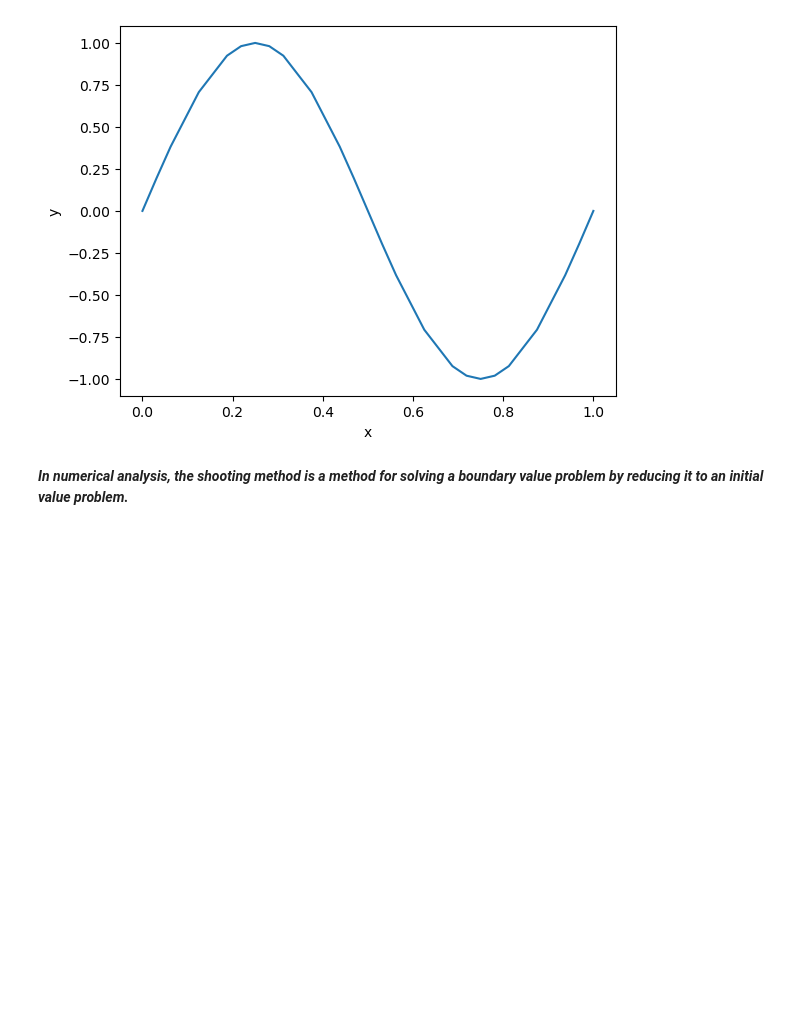
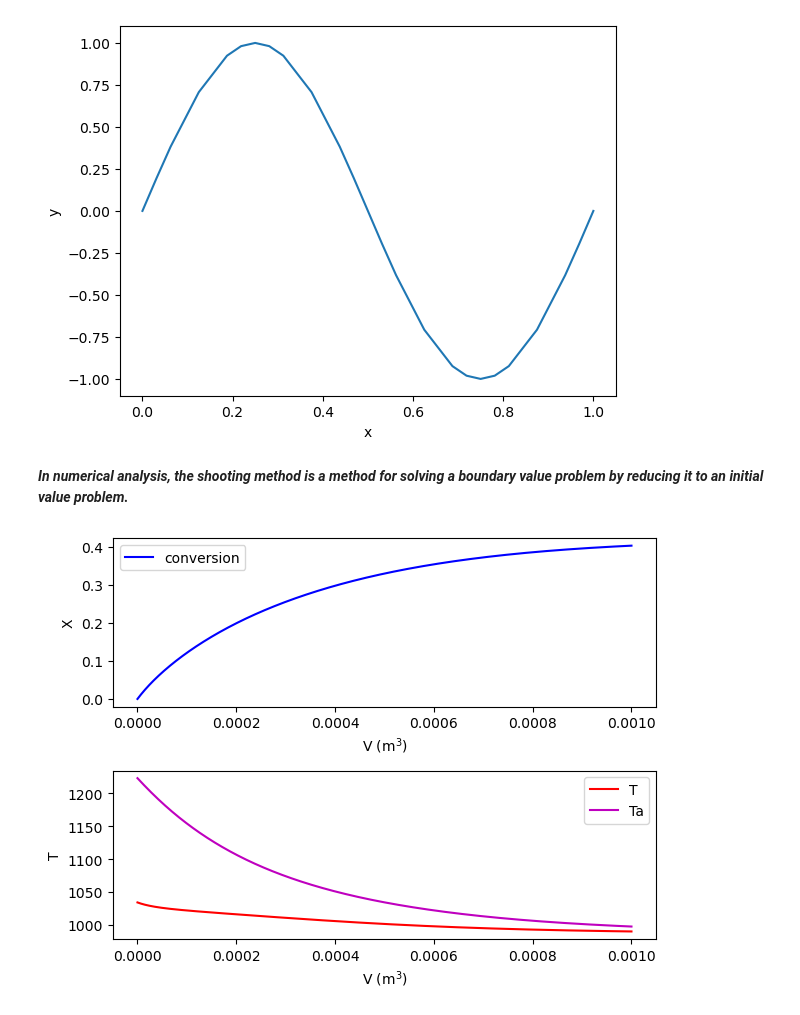
Before and after one commit to amvro23/essentials-ChEng, a Jupyter notebook: ODE Boundary Conditions.ipynb, the cells around one changed output. Cells and saved outputs as stored; diff of their text form; code cells hidden in the pictures; blank space fills up the shorter version.

```diff
--- a/ODE Boundary Conditions.ipynb
+++ b/ODE Boundary Conditions.ipynb
@@ -124,3 +124,70 @@ Text(0, 0.5, 'y')
 [figure]
 # %% [markdown]
 ***In numerical analysis, the shooting method is a method for solving a boundary value problem by reducing it to an initial value problem.***
+# %%
+import numpy as np
+from scipy.integrate import solve_ivp
+import matplotlib.pyplot as plt
+
+#define consant values
+Fao = 0.0376
+Cpa = 163
+delCp = -9
+Cao = 18.8
+To = 1035
+Ua = 16500
+mc = 0.111
+Cpc = 34.5
+
+def odes(x, Y):
+
+    #assign each ODE (ordinary differential equation) to a vector element
+    X, T, Ta = Y
+
+    #define explicit equations
+    ra = -Cao*3.58*np.exp(34222*(1/To-1/T))*(1-X)*(To/T)/(1+X)
+    deltaH = 80770 + delCp*(T-298)
+
+    #define each ODE
+    dxdV = -ra/Fao
+    dTdV = (Ua*(Ta-T)+ra*deltaH)/(Fao*(Cpa+X*delCp))
+    dTadV = Ua*(T-Ta)/mc/Cpc
+
+    return np.array([dxdV, dTdV, dTadV])
+
+#initial conditions
+x0 = [0, 1034, 1223]
+
+def bc(Ya, Yb):
+    y1a, y2a, y3a = Ya
+    y1b, y2b, y3b = Yb
+    return [y1a - 0, y2a - 1034, y3a - 1223]
+
+x = np.linspace(0, 0.001, 1000)
+
+y1 = 0.0 * np.ones(x.size)
+y2 = 1034 * np.ones(x.size)
+y3 = 1223 * np.ones(x.size)
+
+y = np.vstack([y1, y2, y3])
+
+sol = solve_bvp(odes, bc, x, y)
+
+X, T, Ta = sol.y
+
+fig, ax = plt.subplots(2)
+
+ax[0].plot(sol.x, X, "b-", label = "conversion")
+ax[0].set_ylabel("X")
+ax[0].set_xlabel("V (m$^3$)")
+ax[0].legend(facecolor='white')
+
+ax[1].plot(sol.x, T, "r-", label= "T")
+ax[1].plot(sol.x, Ta, "m-", label= "Ta")
+ax[1].set_ylabel("T")
+ax[1].set_xlabel("V (m$^3$)")
+ax[1].legend(facecolor='white')
+
+fig.tight_layout()
+# %% [output]
+[figure, added]
```
